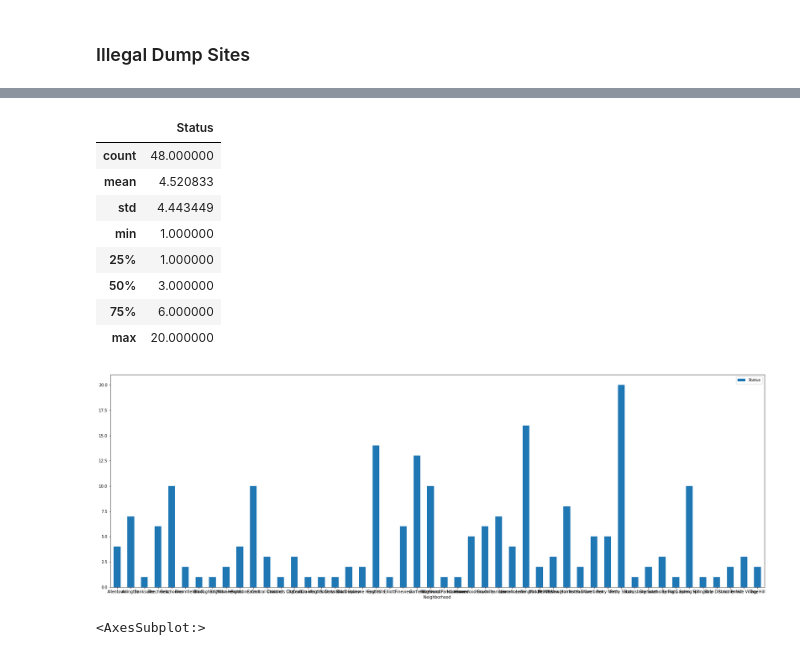
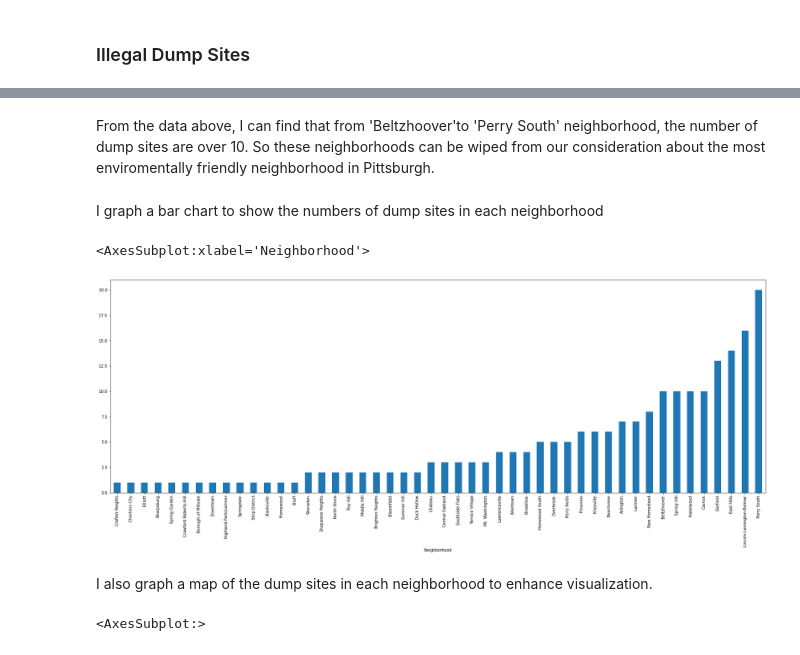
Before and after one commit to AndyDobrowolski/0010FinalProject, a Jupyter notebook: Yuqing.ipynb, the cells around one changed output, grey strips where cells are left out. Saved outputs shown, nothing was run; the diff lists cells and outputs as text; code cells hidden in the pictures.

```diff
--- a/dumps.ipynb
+++ b/Yuqing.ipynb
@@ -43,7 +45,9 @@ dump_in_pitts2.head(10)
 | 13 | Azul Street | Surveyed | Pittsburgh | Arlington | 1.5 | NaN | 40.41648095 | -79.96574277 | ... |
 | 14 | Rothman Street | Surveyed | Pittsburgh | Arlington | 2 | NaN | 40.41384125 | -79.97312164 | ... |
 # %%
+# removed unecessary columns and leave 'Status' as 'count' to calculate the number of dump sites in each neighborhood
 clean_dump_in_pitts = dump_in_pitts2.drop(['site_name', 'City', 'location_description','latitude', 'longitude', 'estimated_tons','Unnamed: 8'], axis=1)
-dump_in_neighborhoods = clean_dump_in_pitts.groupby('Neighborhood').count()
+# group the count from smallest to largest
+dump_in_neighborhoods = clean_dump_in_pitts.groupby('Neighborhood').size().sort_values()
 dump_in_neighborhoods
 # %% [output]
@@ -68,17 +71,12 @@ dump_in_neighborhoods
-# %%
-dump_in_neighborhoods.describe()
-# %% [output]
-|  | Status |
-| count | 48.000000 |
-| mean | 4.520833 |
-| std | 4.443449 |
-| min | 1.000000 |
-| 25% | 1.000000 |
-| 50% | 3.000000 |
-| 75% | 6.000000 |
-| max | 20.000000 |
+# %% [markdown]
+From the data above, I can find that from 'Beltzhoover'to 'Perry South' neighborhood, the number of dump sites are over 10. So these neighborhoods can be wiped from our consideration about the most enviromentally friendly neighborhood in Pittsburgh.
+# %% [markdown]
+I graph a bar chart to show the numbers of dump sites in each neighborhood
 # %%
-graph = dump_in_neighborhoods.plot.bar(y='Status', rot=0, figsize=[30,10])
+dump_in_neighborhoods.plot.bar(figsize=[30,10])
 # %% [output]
+<AxesSubplot:xlabel='Neighborhood'>
-[figure, old version]
+[figure, new version]
+# %% [markdown]
+I also graph a map of the dump sites in each neighborhood to enhance visualization.
 # %%
```
Also changed, not shown: parts of 7 cells of this notebook, 3 other files.
